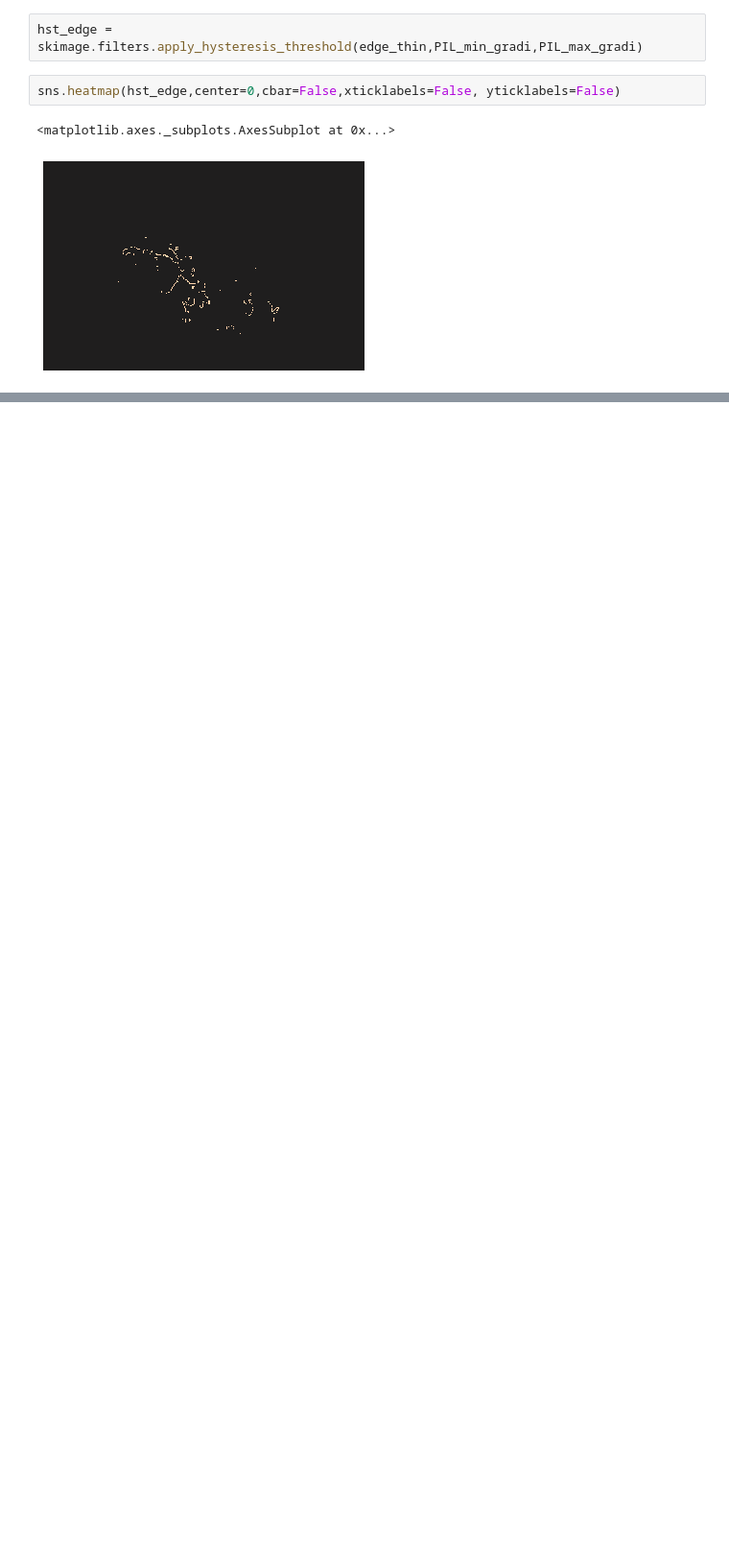
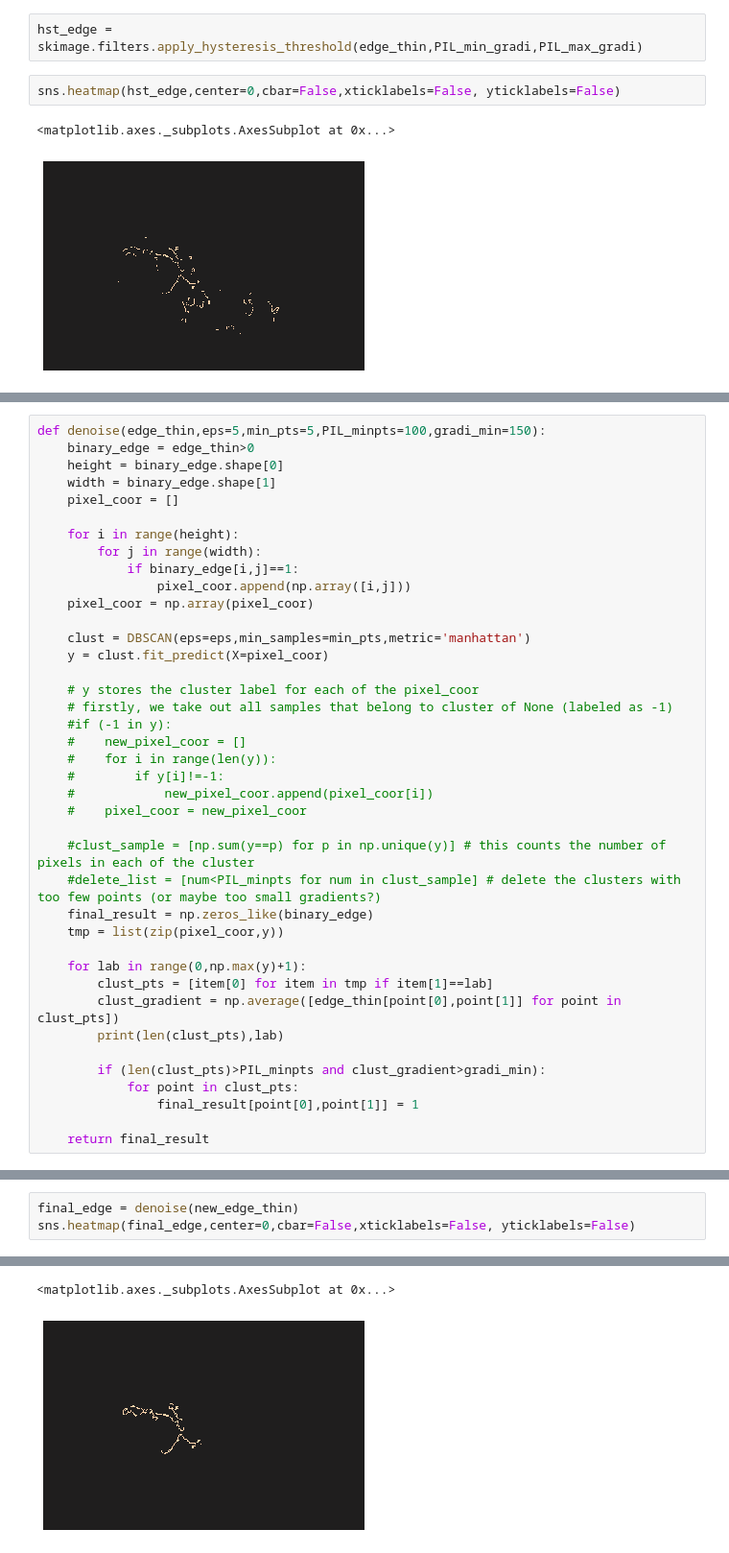
Before and after one commit to husun0822/BlueSky_Project, a Jupyter notebook: PIL/PIL_module/PIL_2.0.ipynb, the cells around one changed output, grey strips where cells are left out. Shown at 96% size. Cells and saved outputs as stored; diff of their text form; blank space fills up the shorter version.

```diff
--- a/PIL/PIL_module/PIL_2.0.ipynb
+++ b/PIL/PIL_module/PIL_2.0.ipynb
@@ -129,0 +190,40 @@ sns.heatmap(hst_edge,center=0,cbar=False,xticklabels=False, yticklabels=False)
+# %%
+def denoise(edge_thin,eps=5,min_pts=5,PIL_minpts=100,gradi_min=150):
+    binary_edge = edge_thin>0
+    height = binary_edge.shape[0]
+    width = binary_edge.shape[1]
+    pixel_coor = []
+
+    for i in range(height):
+        for j in range(width):
+            if binary_edge[i,j]==1:
+                pixel_coor.append(np.array([i,j]))
+    pixel_coor = np.array(pixel_coor)
+
+    clust = DBSCAN(eps=eps,min_samples=min_pts,metric='manhattan')
+    y = clust.fit_predict(X=pixel_coor)
+
+    # y stores the cluster label for each of the pixel_coor
+    # firstly, we take out all samples that belong to cluster of None (labeled as -1)
+    #if (-1 in y):
+    #    new_pixel_coor = []
+    #    for i in range(len(y)):
+    #        if y[i]!=-1:
+    #            new_pixel_coor.append(pixel_coor[i])
+    #    pixel_coor = new_pixel_coor
+
+    #clust_sample = [np.sum(y==p) for p in np.unique(y)] # this counts the number of pixels in each of the cluster
+    #delete_list = [num<PIL_minpts for num in clust_sample] # delete the clusters with too few points (or maybe too small gradients?)
+    final_result = np.zeros_like(binary_edge)
+    tmp = list(zip(pixel_coor,y))
+
+    for lab in range(0,np.max(y)+1):
+        clust_pts = [item[0] for item in tmp if item[1]==lab]
+        clust_gradient = np.average([edge_thin[point[0],point[1]] for point in clust_pts])
+        print(len(clust_pts),lab)
+
+        if (len(clust_pts)>PIL_minpts and clust_gradient>gradi_min):
+            for point in clust_pts:
+                final_result[point[0],point[1]] = 1
+
+    return final_result
@@ -129,0 +235,4 @@ sns.heatmap(hst_edge,center=0,cbar=False,xticklabels=False, yticklabels=False)
+# %%
+final_edge = denoise(new_edge_thin)
+sns.heatmap(final_edge,center=0,cbar=False,xticklabels=False, yticklabels=False)
+# %% [output]
@@ -129,0 +256,2 @@ sns.heatmap(hst_edge,center=0,cbar=False,xticklabels=False, yticklabels=False)
+<matplotlib.axes._subplots.AxesSubplot at 0x...>
+[figure, added]
```
Also changed, not shown: parts of 18 cells of this notebook.
